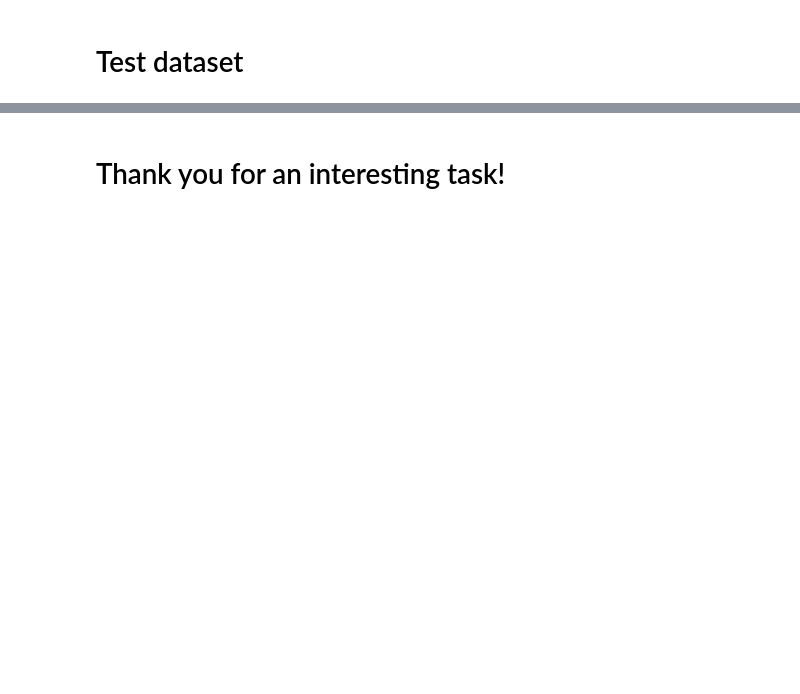
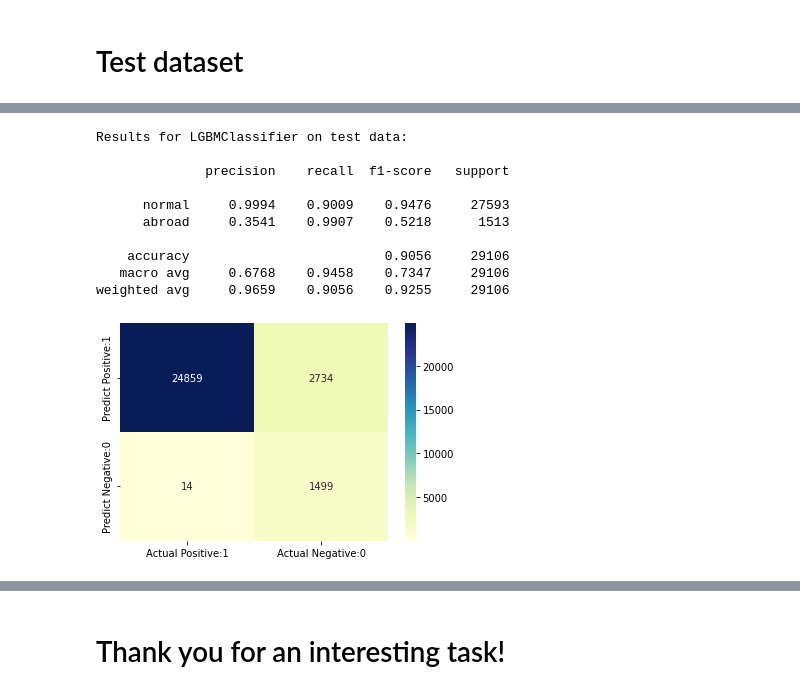
Before and after one commit to AlexTsikhun/auto-ria-test-fraud-detection, a Jupyter notebook: auto-ria-test-clf.ipynb, the cells around one changed output, grey strips where cells are left out. Cells and saved outputs as stored; diff of their text form; code cells hidden in the pictures; blank space fills up the shorter version.

```diff
--- a/auto-ria-test-clf.ipynb
+++ b/auto-ria-test-clf.ipynb
@@ -274,0 +341,11 @@ weighted avg     0.9989    0.9989    0.9989    116422
+# %%
+Q1 = test00['raceGroup'].quantile(0.25)
+Q3 = test00['raceGroup'].quantile(0.75)
+IQR = Q3 - Q1
+
+lower_bound = Q1 - 1.5*IQR
+upper_bound = Q3 + 1.5*IQR
+# %%
+# for i in index_list:
+test00.loc[ (test00['raceGroup'] < lower_bound), 'raceGroup' ] = 0
+test00.loc[ (test00['raceGroup'] > upper_bound), 'raceGroup' ] = 478
@@ -292,0 +369,14 @@ weighted avg     0.9985    0.9985    0.9985     29106
+# %%
+predict_show(lgb_clf, X_test00, y_test00)
+# %% [output]
+Results for LGBMClassifier on test data:
+
+              precision    recall  f1-score   support
+
+      normal     0.9994    0.9009    0.9476     27593
+      abroad     0.3541    0.9907    0.5218      1513
+
+    accuracy                         0.9056     29106
+   macro avg     0.6768    0.9458    0.7347     29106
+weighted avg     0.9659    0.9056    0.9255     29106
+[figure, added]
```
Also changed, not shown: parts of 35 cells of this notebook.
